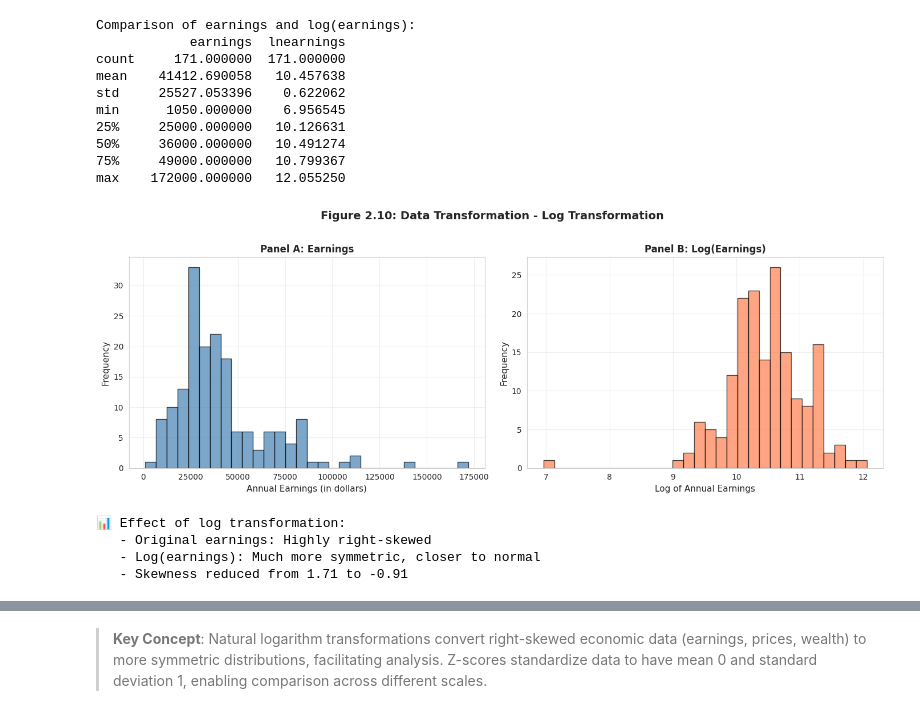
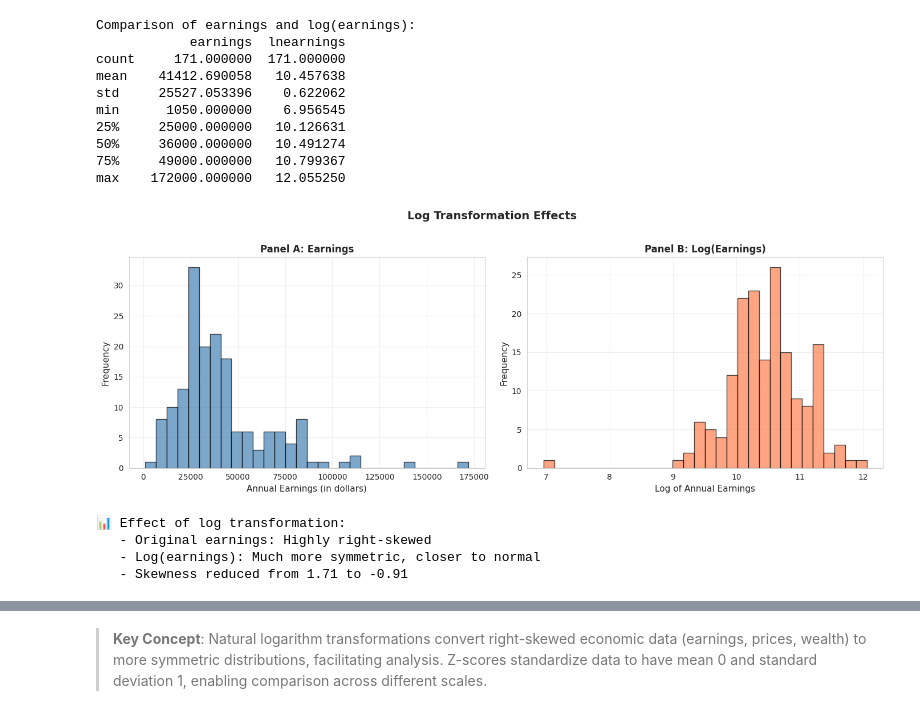
Before and after one commit to quarcs-lab/metricsai, a Jupyter notebook: notebooks_colab/ch02_Univariate_Data_Summary.ipynb, the cells around one changed output, grey strips where cells are left out. Saved outputs shown, nothing was run; the diff lists cells and outputs as text; code cells hidden in the pictures.

```diff
--- a/notebooks_colab/ch02_Univariate_Data_Summary.ipynb
+++ b/notebooks_colab/ch02_Univariate_Data_Summary.ipynb
@@ -908,34 +904,34 @@ max    172000.000000   12.055250
 # %%
 # Compare original and log-transformed earnings
 fig, axes = plt.subplots(1, 2, figsize=(14, 5))
 
 # Panel A: Original earnings
 axes[0].hist(data_earnings['earnings'], bins=30,
              edgecolor='black', alpha=0.7, color='steelblue')
 axes[0].set_xlabel('Annual Earnings (in dollars)', fontsize=11)
 axes[0].set_ylabel('Frequency', fontsize=11)
 axes[0].set_title('Panel A: Earnings', fontsize=12, fontweight='bold')
 axes[0].grid(True, alpha=0.3)
 
 # Panel B: Log earnings
 axes[1].hist(data_earnings['lnearnings'], bins=30,
              edgecolor='black', alpha=0.7, color='coral')
 axes[1].set_xlabel('Log of Annual Earnings', fontsize=11)
 axes[1].set_ylabel('Frequency', fontsize=11)
 axes[1].set_title('Panel B: Log(Earnings)', fontsize=12, fontweight='bold')
 axes[1].grid(True, alpha=0.3)
 
-plt.suptitle('Figure 2.10: Data Transformation - Log Transformation',
+plt.suptitle('Log Transformation Effects',
              fontsize=14, fontweight='bold', y=1.02)
 plt.tight_layout()
 plt.show()
 
 print("\n📊 Effect of log transformation:")
 print("   - Original earnings: Highly right-skewed")
 print("   - Log(earnings): Much more symmetric, closer to normal")
 print(f"   - Skewness reduced from {stats.skew(earnings):.2f} to {stats.skew(data_earnings['lnearnings']):.2f}")
 # %% [output]
-[figure, old version]
+[figure, new version]
 📊 Effect of log transformation:
    - Original earnings: Highly right-skewed
    - Log(earnings): Much more symmetric, closer to normal
```
Also changed, not shown: parts of 24 cells of this notebook, 16 other files.
